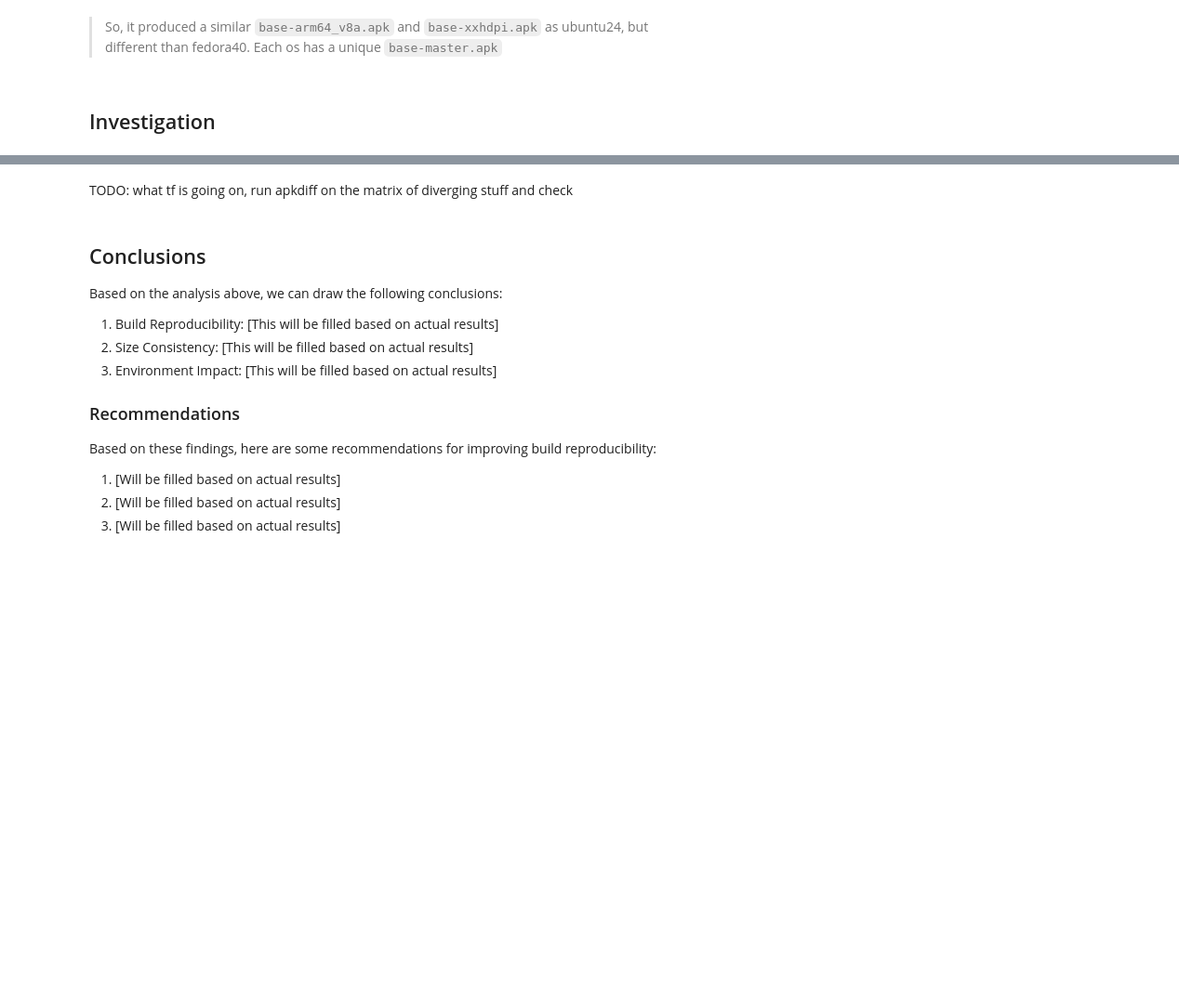
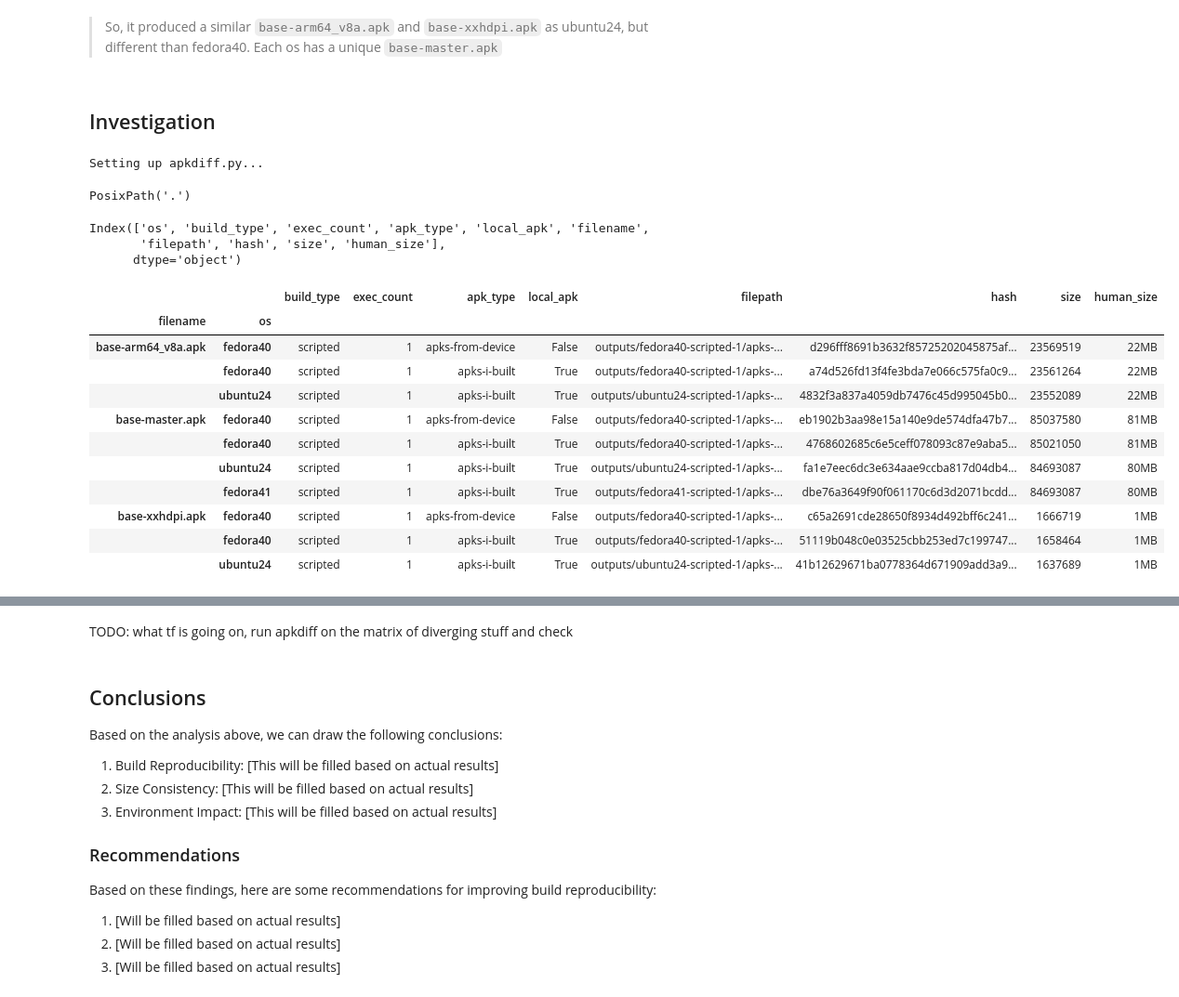
Before and after one commit to TheTechZone/reproducible-tests, a Jupyter notebook: analysis.ipynb, the cells around one changed output, grey strips where cells are left out. Shown at 93% size. Cells and saved outputs as stored; diff of their text form; code cells hidden in the pictures; blank space fills up the shorter version.

```diff
--- a/analysis.ipynb
+++ b/analysis.ipynb
@@ -263,0 +273,7 @@ df[(df["os"] == "fedora41") & (df["local_apk"])][["os", "filename", "filepath",
+# %%
+from pathlib import Path
+
+sb.setup_apkdiff(Path("./"))
+# %% [output]
+Setting up apkdiff.py...
+PosixPath('.')
@@ -263,0 +282,30 @@ df[(df["os"] == "fedora41") & (df["local_apk"])][["os", "filename", "filepath",
+# %%
+df.columns
+# %% [output]
+Index(['os', 'build_type', 'exec_count', 'apk_type', 'local_apk', 'filename',
+       'filepath', 'hash', 'size', 'human_size'],
+      dtype='object')
+# %%
+# Group by 'filename' and drop duplicate entries by 'hash'
+df_unique = df.groupby("filename").apply(
+    lambda group: group.drop_duplicates(subset=["hash"])
+)
+
+# Reset the index to get a clean DataFrame
+df_unique = df_unique.reset_index(drop=True)
+
+# Display the result
+df_unique.set_index(["filename", "os"])
+# %% [output]
+|  |  | build_type | exec_count | apk_type | local_apk | filepath | hash | size | human_size |
+| filename | os |  |  |  |  |  |  |  |  |
+| base-arm64_v8a.apk | fedora40 | scripted | 1 | apks-from-device | False | outputs/fedora40-scripted-1/apks-... | d296fff8691b3632f85725202045875af... | 23569519 | 22MB |
+|  | fedora40 | scripted | 1 | apks-i-built | True | outputs/fedora40-scripted-1/apks-... | a74d526fd13f4fe3bda7e066c575fa0c9... | 23561264 | 22MB |
+|  | ubuntu24 | scripted | 1 | apks-i-built | True | outputs/ubuntu24-scripted-1/apks-... | 4832f3a837a4059db7476c45d995045b0... | 23552089 | 22MB |
+| base-master.apk | fedora40 | scripted | 1 | apks-from-device | False | outputs/fedora40-scripted-1/apks-... | eb1902b3aa98e15a140e9de574dfa47b7... | 85037580 | 81MB |
+|  | fedora40 | scripted | 1 | apks-i-built | True | outputs/fedora40-scripted-1/apks-... | 4768602685c6e5ceff078093c87e9aba5... | 85021050 | 81MB |
+|  | ubuntu24 | scripted | 1 | apks-i-built | True | outputs/ubuntu24-scripted-1/apks-... | fa1e7eec6dc3e634aae9ccba817d04db4... | 84693087 | 80MB |
+|  | fedora41 | scripted | 1 | apks-i-built | True | outputs/fedora41-scripted-1/apks-... | dbe76a3649f90f061170c6d3d2071bcdd... | 84693087 | 80MB |
+| base-xxhdpi.apk | fedora40 | scripted | 1 | apks-from-device | False | outputs/fedora40-scripted-1/apks-... | c65a2691cde28650f8934d492bff6c241... | 1666719 | 1MB |
+|  | fedora40 | scripted | 1 | apks-i-built | True | outputs/fedora40-scripted-1/apks-... | 51119b048c0e03525cbb253ed7c199747... | 1658464 | 1MB |
+|  | ubuntu24 | scripted | 1 | apks-i-built | True | outputs/ubuntu24-scripted-1/apks-... | 41b12629671ba0778364d671909add3a9... | 1637689 | 1MB |
```
Also changed, not shown: parts of 9 cells of this notebook, 2 other files.
